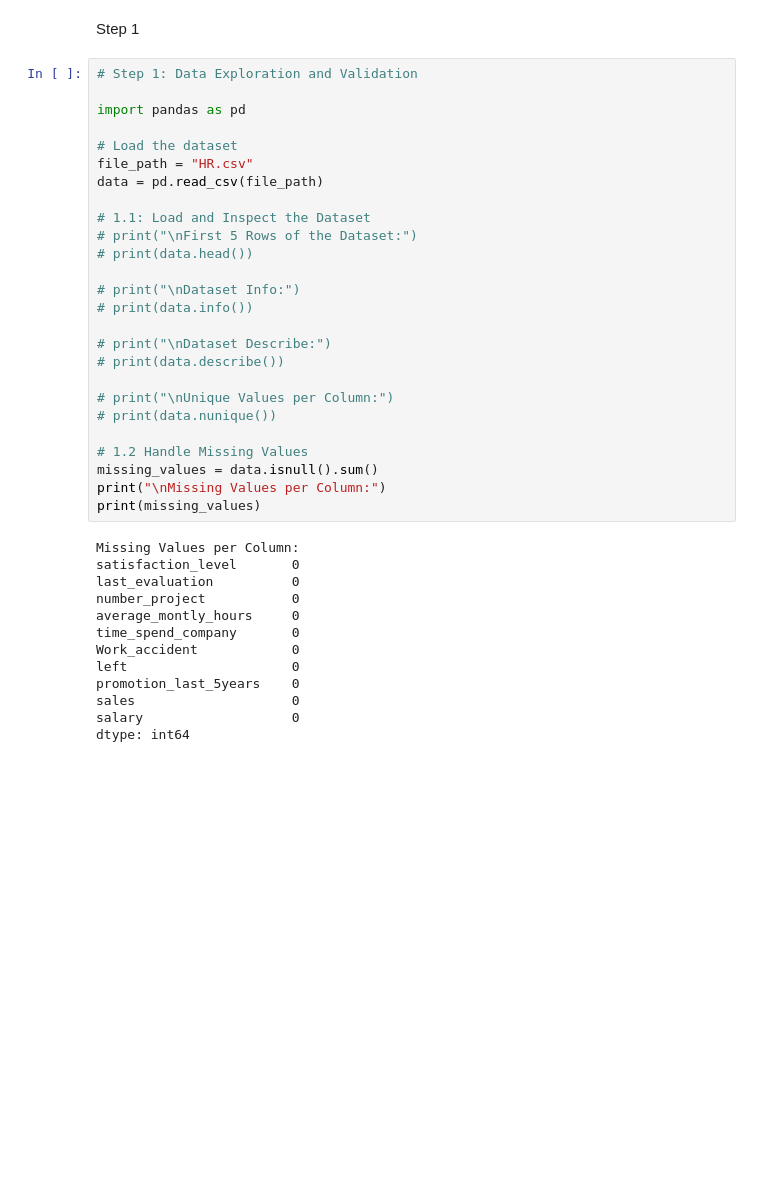
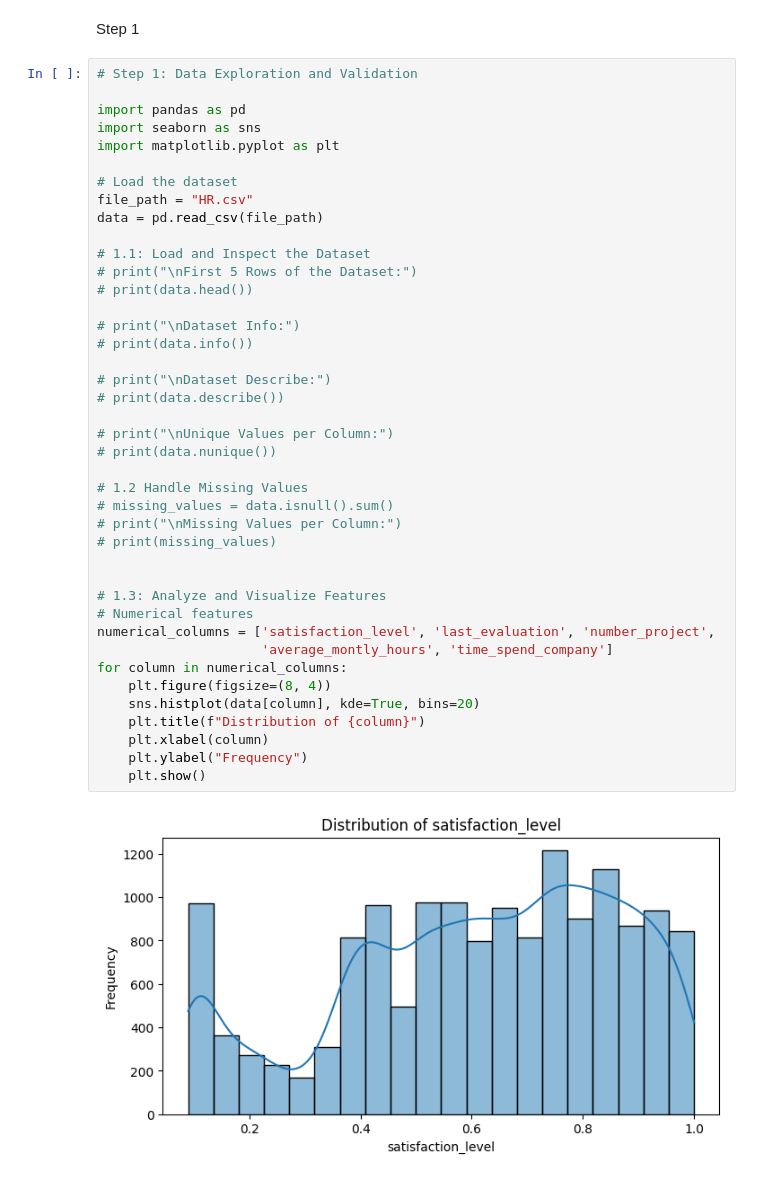
Before and after one commit to zahra-ynp/MLOperation-FinalProject, a Jupyter notebook: MLOperatin_Data.ipynb, the cells around one changed output. Cells and saved outputs as stored; diff of their text form; blank space fills up the shorter version.

Commit message:
Numerical Features

```diff
--- a/MLOperatin_Data.ipynb
+++ b/MLOperatin_Data.ipynb
@@ -5,39 +5,43 @@ Step 1
 # %%
 # Step 1: Data Exploration and Validation
 
 import pandas as pd
+import seaborn as sns
+import matplotlib.pyplot as plt
 
 # Load the dataset
 file_path = "HR.csv"
 data = pd.read_csv(file_path)
 
 # 1.1: Load and Inspect the Dataset
 # print("\nFirst 5 Rows of the Dataset:")
 # print(data.head())
 
 # print("\nDataset Info:")
 # print(data.info())
 
 # print("\nDataset Describe:")
 # print(data.describe())
 
 # print("\nUnique Values per Column:")
 # print(data.nunique())
 
 # 1.2 Handle Missing Values
-missing_values = data.isnull().sum()
-print("\nMissing Values per Column:")
-print(missing_values)
+# missing_values = data.isnull().sum()
+# print("\nMissing Values per Column:")
+# print(missing_values)
+
+
+# 1.3: Analyze and Visualize Features
+# Numerical features
+numerical_columns = ['satisfaction_level', 'last_evaluation', 'number_project',
+                     'average_montly_hours', 'time_spend_company']
+for column in numerical_columns:
+    plt.figure(figsize=(8, 4))
+    sns.histplot(data[column], kde=True, bins=20)
+    plt.title(f"Distribution of {column}")
+    plt.xlabel(column)
+    plt.ylabel("Frequency")
+    plt.show()
 # %% [output]
-Missing Values per Column:
-satisfaction_level       0
-last_evaluation          0
-number_project           0
-average_montly_hours     0
-time_spend_company       0
-Work_accident            0
-left                     0
-promotion_last_5years    0
-sales                    0
-salary                   0
-dtype: int64
+[figure, added]
```
Also changed, not shown: parts of 1 cell of this notebook.
